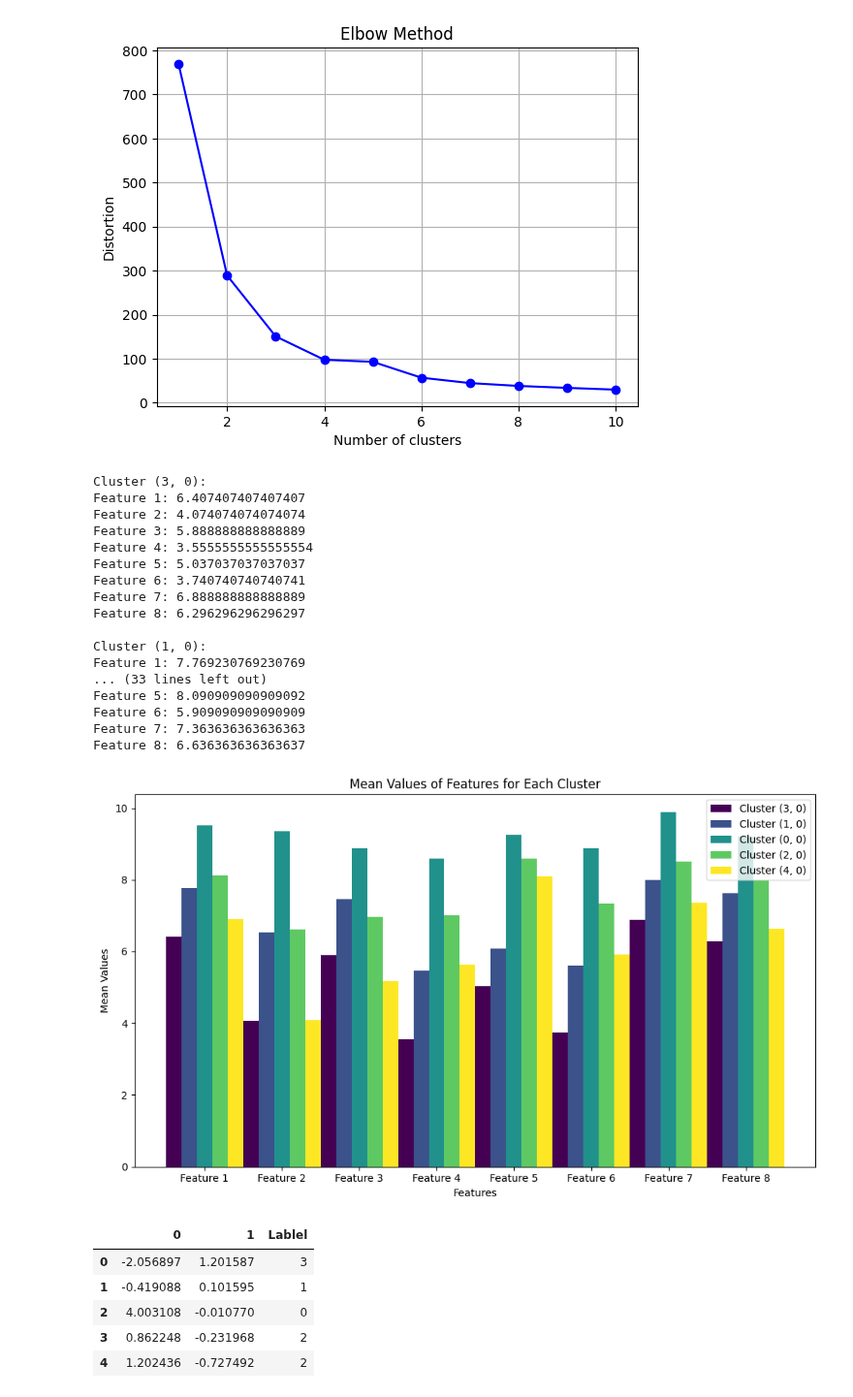
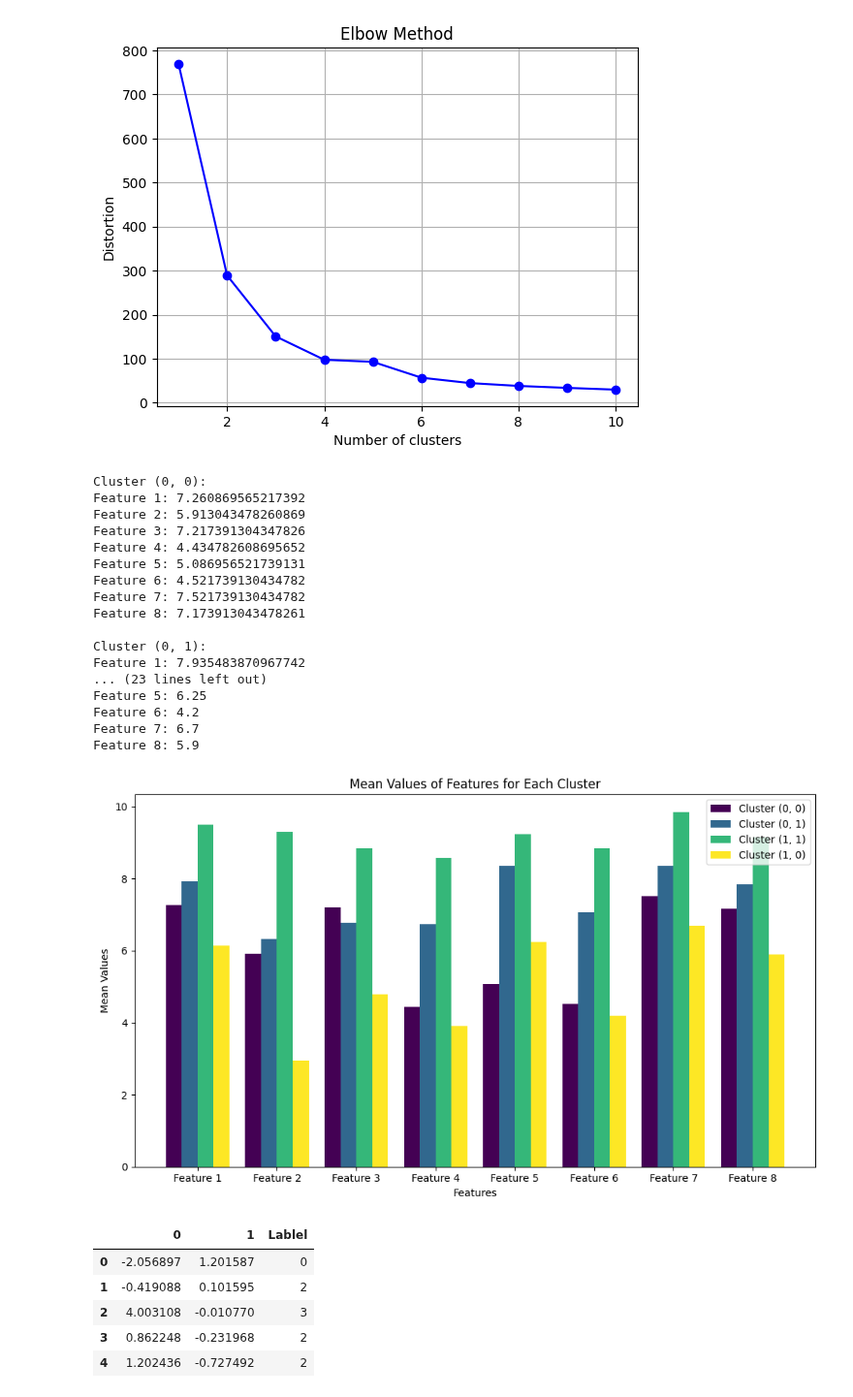
Before and after one commit to InnerShadow/Data-Minig, a Jupyter notebook: Lab6/Lab6.ipynb, the cells around one changed output. Shown at 97% size. Drawn from its saved outputs; the diff is of its cells as text; code cells hidden in the pictures.

```diff
--- a/Lab6/Lab6.ipynb
+++ b/Lab6/Lab6.ipynb
@@ -200,7 +201,7 @@ plt.show()
 # %% [output]
 [figure]
 # %%
-som = minisom.MiniSom(3, 2, df.shape[1], sigma = 0.3, learning_rate = 0.5)
+som = minisom.MiniSom(2, 2, df.shape[1], sigma = 0.3, learning_rate = 0.5)
 som.random_weights_init(df.values)
 som.train_random(df.values, 50)
 feature_map = som.win_map(df.values)
@@ -220,23 +221,23 @@ for neuron_weights, mean_values in cluster_means.items():
         print(f"Feature {i + 1}: {mean_value}")
     print()
 # %% [output]
-Cluster (3, 0):
-Feature 1: 6.407407407407407
-Feature 2: 4.074074074074074
-Feature 3: 5.888888888888889
-Feature 4: 3.5555555555555554
-Feature 5: 5.037037037037037
-Feature 6: 3.740740740740741
-Feature 7: 6.888888888888889
-Feature 8: 6.296296296296297
+Cluster (0, 0):
+Feature 1: 7.260869565217392
+Feature 2: 5.913043478260869
+Feature 3: 7.217391304347826
+Feature 4: 4.434782608695652
+Feature 5: 5.086956521739131
+Feature 6: 4.521739130434782
+Feature 7: 7.521739130434782
+Feature 8: 7.173913043478261
 
-Cluster (1, 0):
-Feature 1: 7.769230769230769
-... (33 lines left out)
-Feature 5: 8.090909090909092
-Feature 6: 5.909090909090909
-Feature 7: 7.363636363636363
-Feature 8: 6.636363636363637
+Cluster (0, 1):
+Feature 1: 7.935483870967742
+... (23 lines left out)
+Feature 5: 6.25
+Feature 6: 4.2
+Feature 7: 6.7
+Feature 8: 5.9
 # %%
 num_clusters = len(cluster_means)
 num_features = len(list(cluster_means.values())[0])
@@ -261,19 +262,22 @@ plt.legend()
 plt.tight_layout()
 plt.show()
 # %% [output]
-[figure, old version]
+[figure, new version]
 # %%
 labels = []
 
 for cluster in df.values:
-    labels.append(som.winner(cluster)[0])
+    labels.append(som.winner(cluster))
 
-df_PCA['Lablel'] = labels
+df_PCA['Lablel0'] = [i[0] for i in labels]
+df_PCA['Lablel1'] = [i[1] for i in labels]
+df_PCA['Lablel'] = df_PCA['Lablel0'] + 2 * df_PCA['Lablel1']
+df_PCA = df_PCA.drop(['Lablel0', 'Lablel1'], axis = 1)
 df_PCA.head()
 # %% [output]
 |  | 0 | 1 | Lablel |
-| 0 | -2.056897 | 1.201587 | 3 |
-| 1 | -0.419088 | 0.101595 | 1 |
-| 2 | 4.003108 | -0.010770 | 0 |
+| 0 | -2.056897 | 1.201587 | 0 |
+| 1 | -0.419088 | 0.101595 | 2 |
+| 2 | 4.003108 | -0.010770 | 3 |
 | 3 | 0.862248 | -0.231968 | 2 |
 | 4 | 1.202436 | -0.727492 | 2 |
```
Also changed, not shown: parts of 8 cells of this notebook.
